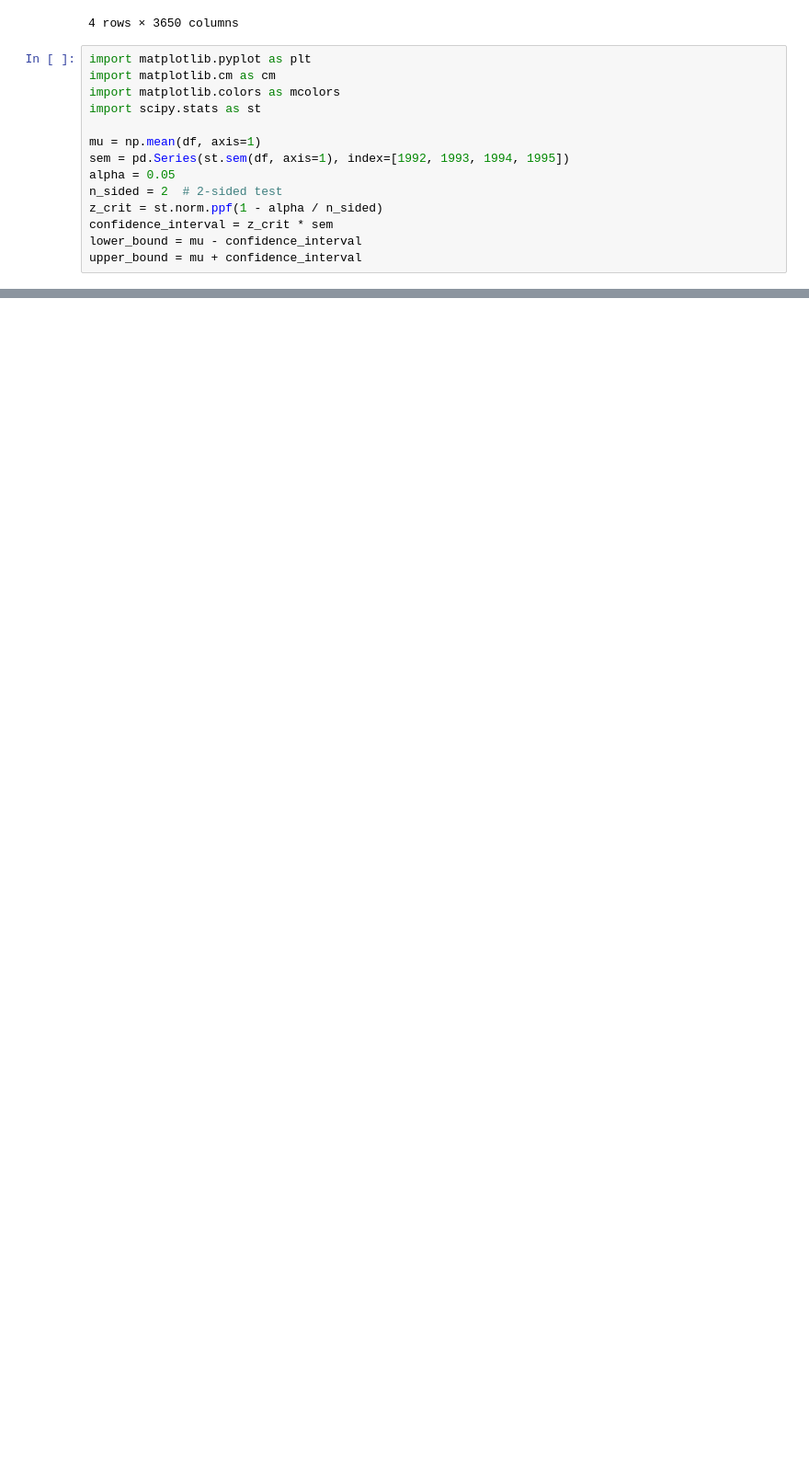
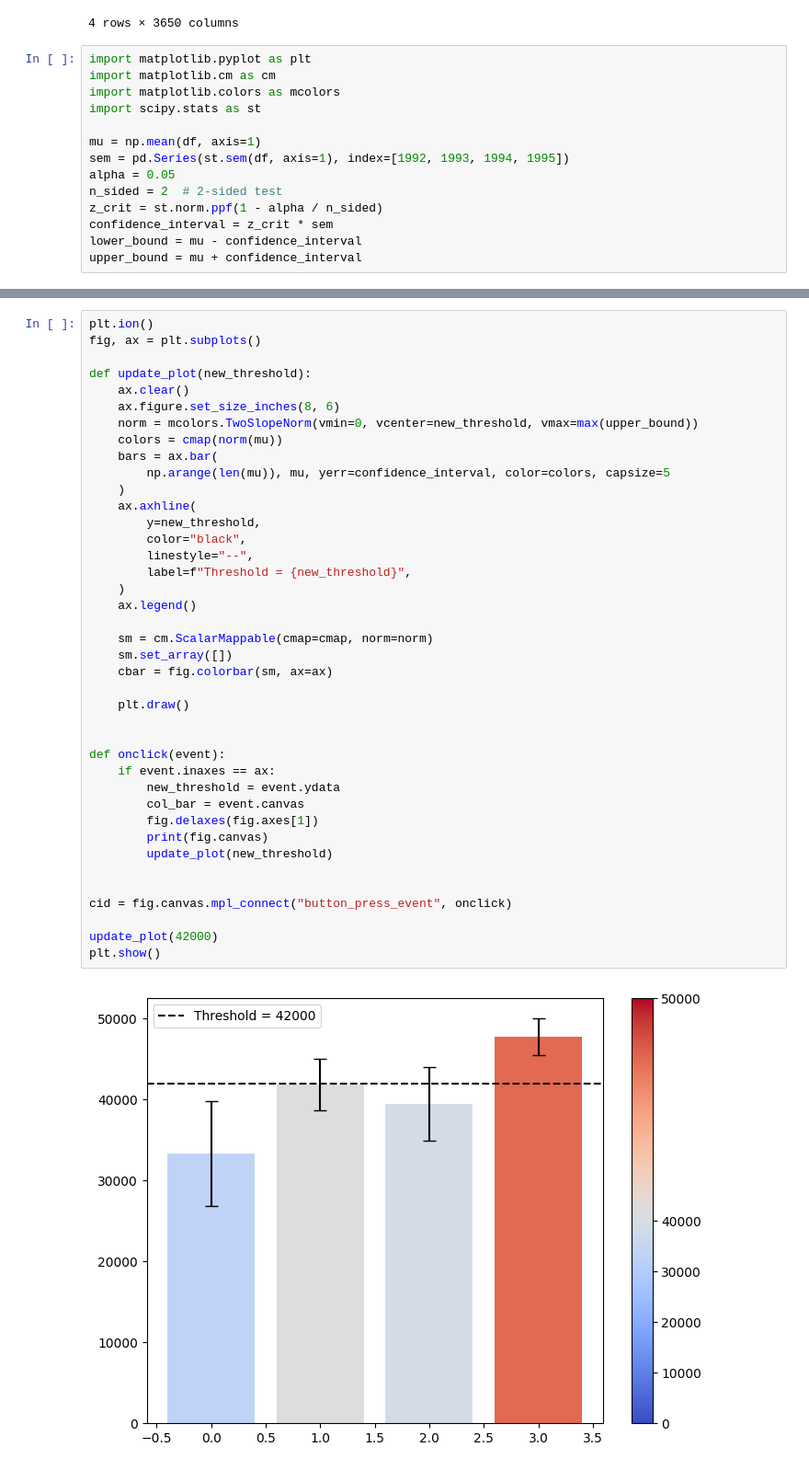
Before and after one commit to calebrauscher/University_of_Michigan, a Jupyter notebook: Applied Plotting/Assignment 3/assignment3.ipynb, the cells around one changed output, grey strips where cells are left out. Shown at 92% size. Drawn from its saved outputs; the diff is of its cells as text; blank space fills up the shorter version.

```diff
--- a/Applied Plotting/Assignment 3/assignment3.ipynb
+++ b/Applied Plotting/Assignment 3/assignment3.ipynb
@@ -109,0 +101,42 @@ plt.show()
+# %%
+plt.ion()
+fig, ax = plt.subplots()
+
+def update_plot(new_threshold):
+    ax.clear()
+    ax.figure.set_size_inches(8, 6)
+    norm = mcolors.TwoSlopeNorm(vmin=0, vcenter=new_threshold, vmax=max(upper_bound))
+    colors = cmap(norm(mu))
+    bars = ax.bar(
+        np.arange(len(mu)), mu, yerr=confidence_interval, color=colors, capsize=5
+    )
+    ax.axhline(
+        y=new_threshold,
+        color="black",
+        linestyle="--",
+        label=f"Threshold = {new_threshold}",
+    )
+    ax.legend()
+
+    sm = cm.ScalarMappable(cmap=cmap, norm=norm)
+    sm.set_array([])
+    cbar = fig.colorbar(sm, ax=ax)
+
+    plt.draw()
+
+
+def onclick(event):
+    if event.inaxes == ax:
+        new_threshold = event.ydata
+        col_bar = event.canvas
+        fig.delaxes(fig.axes[1])
+        print(fig.canvas)
+        update_plot(new_threshold)
+
+
+cid = fig.canvas.mpl_connect("button_press_event", onclick)
+
+update_plot(42000)
+plt.show()
+# %% [output]
+[figure, added]
```
Also changed, not shown: parts of 3 cells of this notebook.
